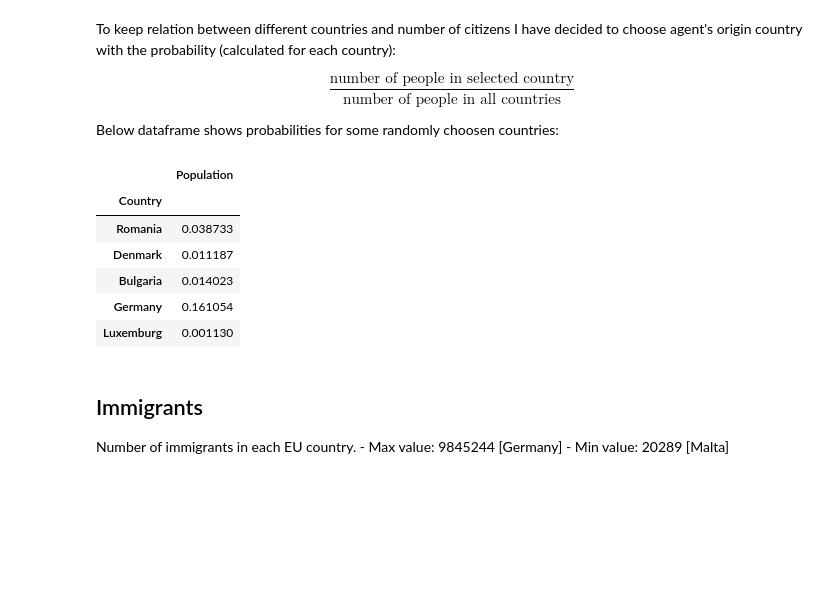
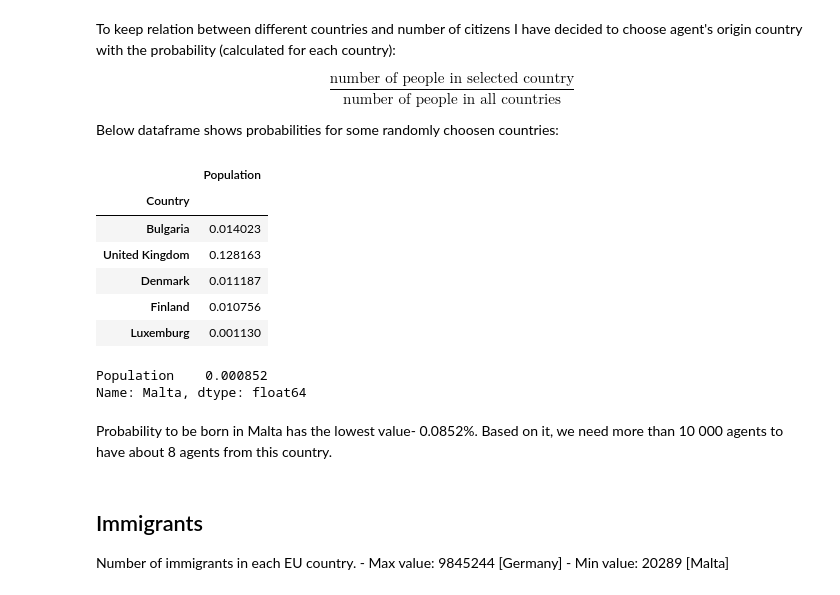
Before and after one commit to joanna-janos/MigrationSimulationInEU, a Jupyter notebook: data_analysis.ipynb, the cells around one changed output. Cells and saved outputs as stored; diff of their text form; code cells hidden in the pictures; blank space fills up the shorter version.

```diff
--- a/data_analysis.ipynb
+++ b/data_analysis.ipynb
@@ -7,16 +7,15 @@ Data was gathered especially from EU reports and then saved in .csv format.
 import pandas as pd
 %matplotlib inline
 
-def read_data_from_csv(filename: str,
-                       index_col: str) -> pd.DataFrame:
-    return pd.read_csv('data/' + filename + '.csv', sep=';', index_col=index_col)
+def read_data_from_csv(filename: str) -> pd.DataFrame:
+    return pd.read_csv('data/' + filename + '.csv', sep=';', index_col='Country')
 # %% [markdown]
 ## Population
 Number of people who live in each EU country.
     - Max value: 82162000 [Germany]
     - Min value: 434403 [Malta]
 # %%
-df_population = read_data_from_csv(filename='population', index_col='Country')
+df_population = read_data_from_csv(filename='population')
 df_population.plot(kind='bar', title="Population", figsize=(10, 5), legend=True, fontsize=10)
 # %% [output]
 <matplotlib.axes._subplots.AxesSubplot at 0x...>
@@ -28,15 +27,23 @@ $$\frac{\text{number of people in selected country}}{\text{number of people in a
 
 Below dataframe shows probabilities for some randomly choosen countries:
 # %%
-display((df_population / df_population.sum()).sample(5))
+df_country_as_origin_probability = df_population / df_population.sum()
+display(df_country_as_origin_probability.sample(5))
 # %% [output]
 |  | Population |
 | Country |  |
-| Romania | 0.038733 |
+| Bulgaria | 0.014023 |
+| United Kingdom | 0.128163 |
 | Denmark | 0.011187 |
-| Bulgaria | 0.014023 |
-| Germany | 0.161054 |
+| Finland | 0.010756 |
 | Luxemburg | 0.001130 |
+# %%
+display(df_country_as_origin_probability.loc[df_country_as_origin_probability['Population'].idxmin()])
+# %% [output]
+Population    0.000852
+Name: Malta, dtype: float64
+# %% [markdown]
+Probability to be born in Malta has the lowest value- 0.0852%. Based on it, we need more than 10 000 agents to have about 8 agents from this country.
 # %% [markdown]
 ## Immigrants
 Number of immigrants in each EU country.
```
Also changed, not shown: parts of 13 cells of this notebook, 1 other file.
